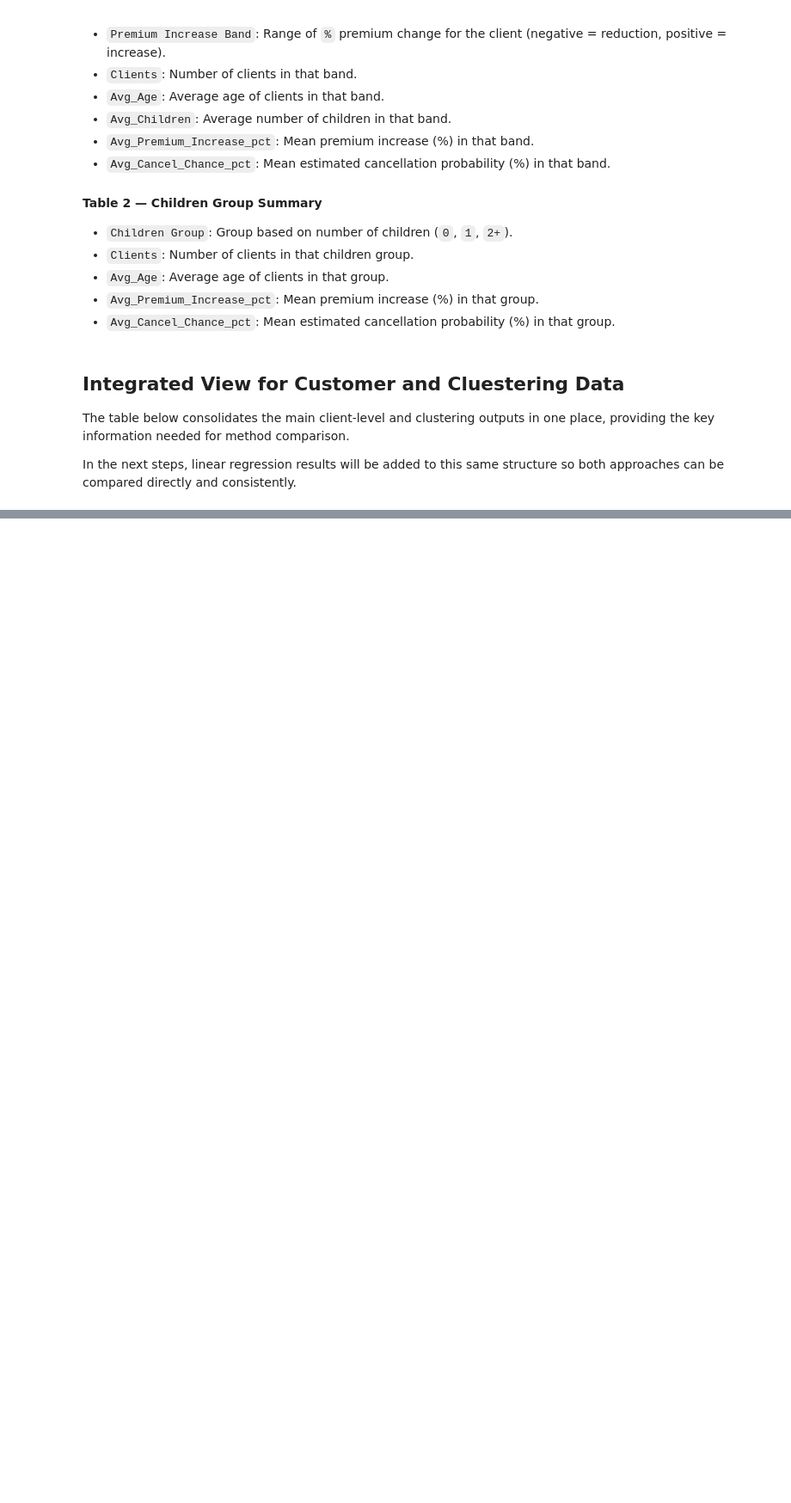
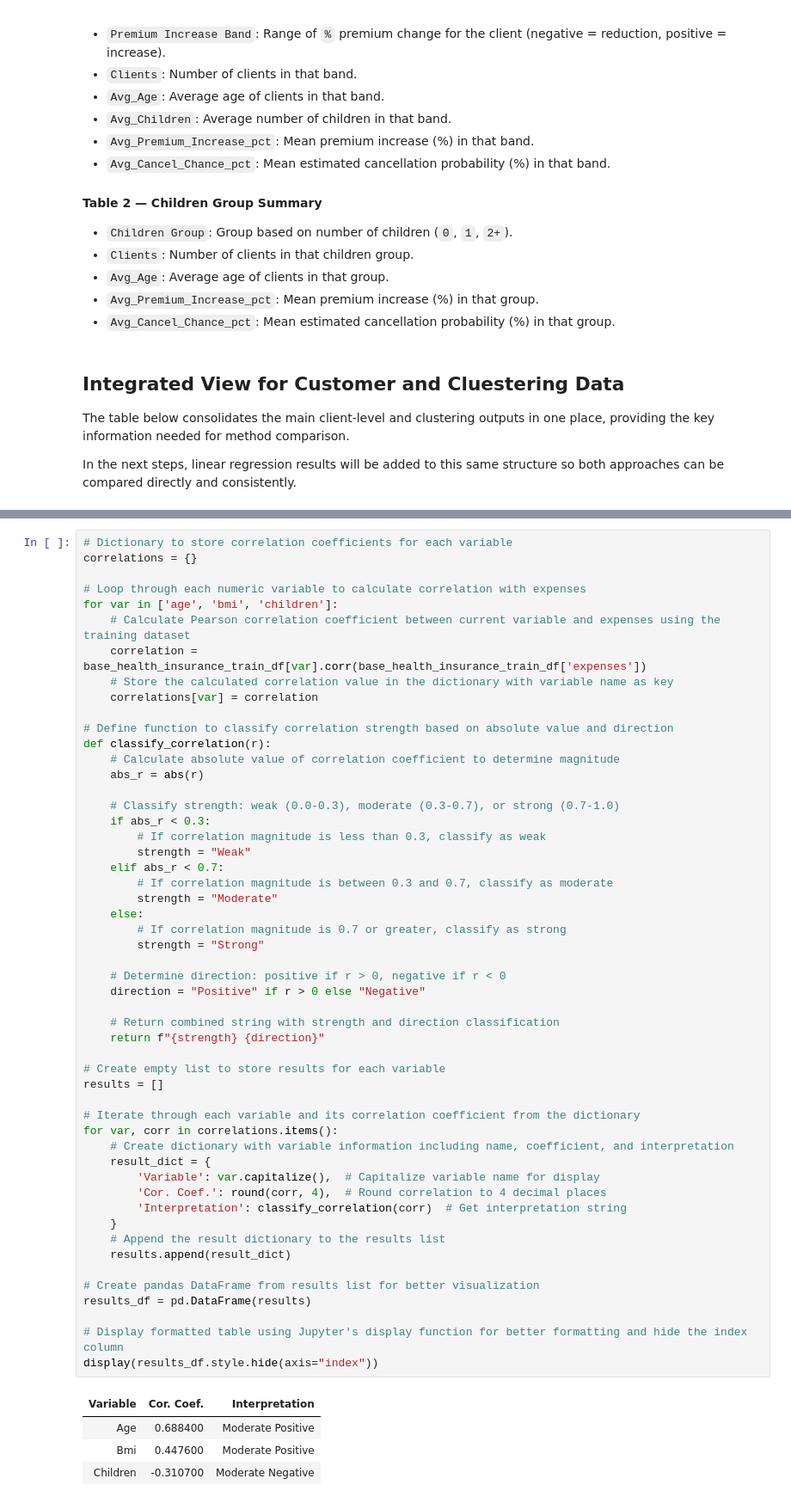
Before and after one commit to renancaetan0/prediction_methods_health_insurance, a Jupyter notebook: notebooks/prediction_methods_health_insurance.ipynb, the cells around one changed output, grey strips where cells are left out. Shown at 86% size. Saved outputs shown, nothing was run; the diff lists cells and outputs as text; blank space fills up the shorter version.

```diff
--- a/notebooks/prediction_methods_health_insurance.ipynb
+++ b/notebooks/prediction_methods_health_insurance.ipynb
@@ -2682,0 +2730,57 @@ display(HTML("".join(html_parts)))
+# %%
+# Dictionary to store correlation coefficients for each variable
+correlations = {}
+
+# Loop through each numeric variable to calculate correlation with expenses
+for var in ['age', 'bmi', 'children']:
+    # Calculate Pearson correlation coefficient between current variable and expenses using the training dataset
+    correlation = base_health_insurance_train_df[var].corr(base_health_insurance_train_df['expenses'])
+    # Store the calculated correlation value in the dictionary with variable name as key
+    correlations[var] = correlation
+
+# Define function to classify correlation strength based on absolute value and direction
+def classify_correlation(r):
+    # Calculate absolute value of correlation coefficient to determine magnitude
+    abs_r = abs(r)
+
+    # Classify strength: weak (0.0-0.3), moderate (0.3-0.7), or strong (0.7-1.0)
+    if abs_r < 0.3:
+        # If correlation magnitude is less than 0.3, classify as weak
+        strength = "Weak"
+    elif abs_r < 0.7:
+        # If correlation magnitude is between 0.3 and 0.7, classify as moderate
+        strength = "Moderate"
+    else:
+        # If correlation magnitude is 0.7 or greater, classify as strong
+        strength = "Strong"
+
+    # Determine direction: positive if r > 0, negative if r < 0
+    direction = "Positive" if r > 0 else "Negative"
+
+    # Return combined string with strength and direction classification
+    return f"{strength} {direction}"
+
+# Create empty list to store results for each variable
+results = []
+
+# Iterate through each variable and its correlation coefficient from the dictionary
+for var, corr in correlations.items():
+    # Create dictionary with variable information including name, coefficient, and interpretation
+    result_dict = {
+        'Variable': var.capitalize(),  # Capitalize variable name for display
+        'Cor. Coef.': round(corr, 4),  # Round correlation to 4 decimal places
+        'Interpretation': classify_correlation(corr)  # Get interpretation string
+    }
+    # Append the result dictionary to the results list
+    results.append(result_dict)
+
+# Create pandas DataFrame from results list for better visualization
+results_df = pd.DataFrame(results)
+
+# Display formatted table using Jupyter's display function for better formatting and hide the index column
+display(results_df.style.hide(axis="index"))
+# %% [output]
+| Variable | Cor. Coef. | Interpretation |
+| Age | 0.688400 | Moderate Positive |
+| Bmi | 0.447600 | Moderate Positive |
+| Children | -0.310700 | Moderate Negative |
```
Also changed, not shown: parts of 24 cells of this notebook.
